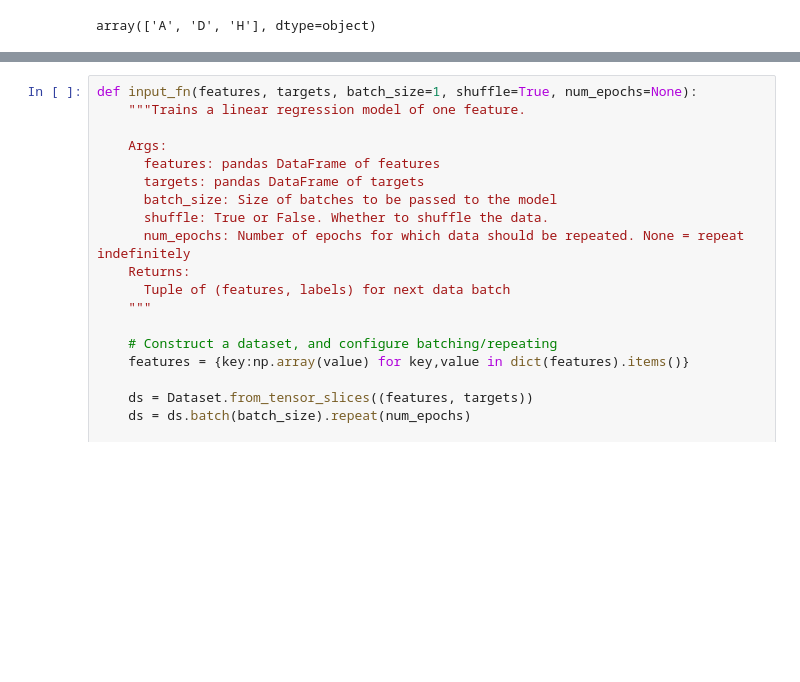
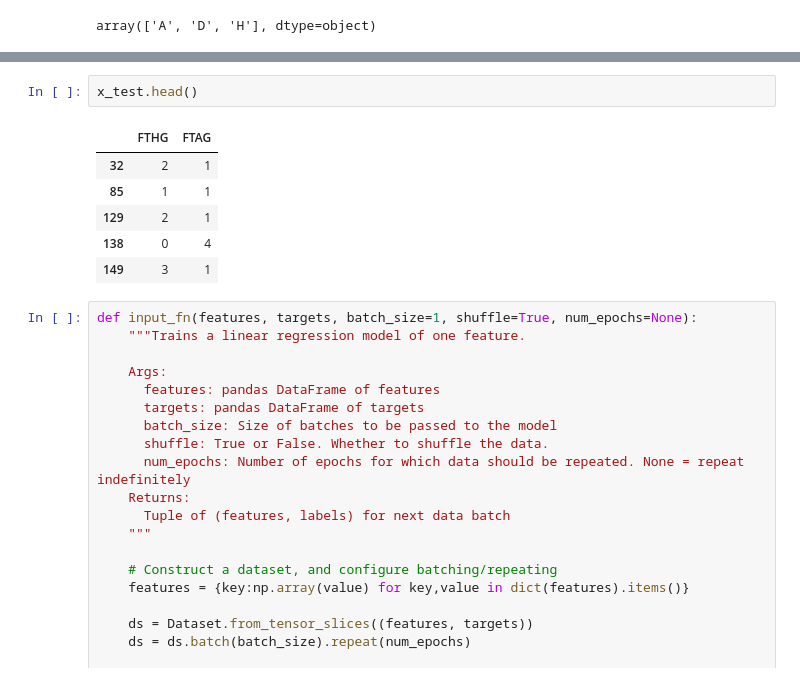
Before and after one commit to XinyueZ/tf, a Jupyter notebook: ipynb/Bundesliga_Results_estimator.ipynb, the cells around one changed output, grey strips where cells are left out. Drawn from its saved outputs; the diff is of its cells as text; blank space fills up the shorter version.

```diff
--- a/ipynb/Bundesliga_Results_estimator.ipynb
+++ b/ipynb/Bundesliga_Results_estimator.ipynb
@@ -111,3 +124,12 @@ x_eval.head()
+# %%
+x_test.head()
+# %% [output]
+|  | FTHG | FTAG |
+| 32 | 2 | 1 |
+| 85 | 1 | 1 |
+| 129 | 2 | 1 |
+| 138 | 0 | 4 |
+| 149 | 3 | 1 |
 # %%
 def input_fn(features, targets, batch_size=1, shuffle=True, num_epochs=None):
     """Trains a linear regression model of one feature.
```
Also changed, not shown: parts of 20 cells of this notebook.
